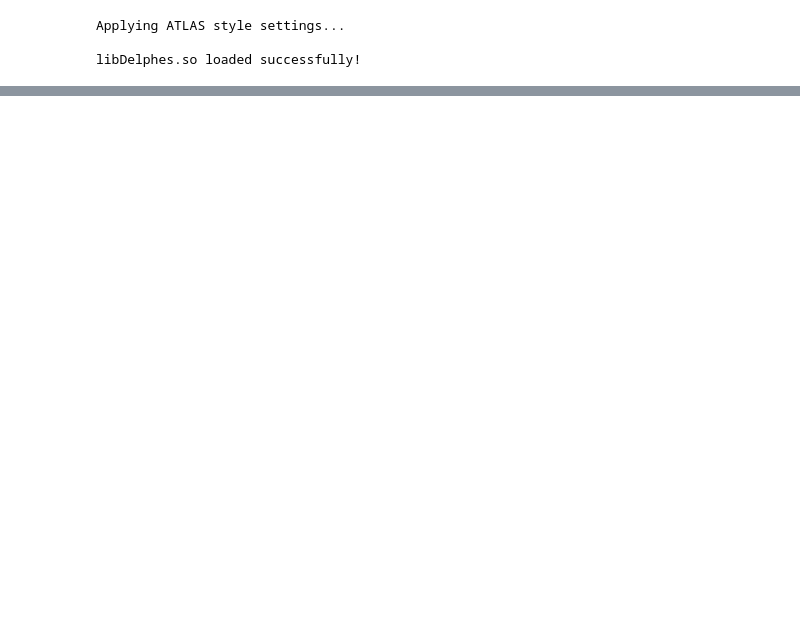
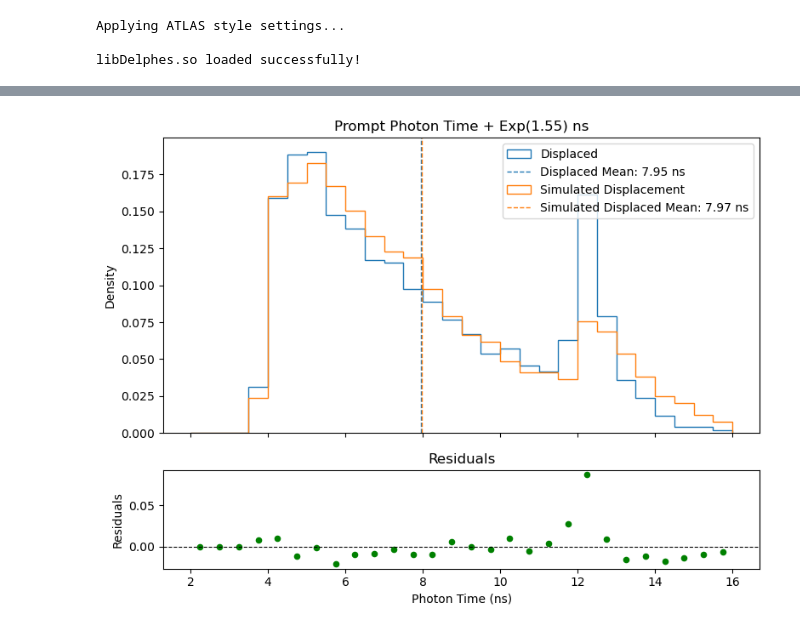
Before and after one commit to KalelChester/Displaced-Photon, a Jupyter notebook: displaced_timing_check.ipynb, the cells around one changed output, grey strips where cells are left out. Saved outputs shown, nothing was run; the diff lists cells and outputs as text; code cells hidden in the pictures; blank space fills up the shorter version.

```diff
--- a/displaced_timing_check.ipynb
+++ b/displaced_timing_check.ipynb
@@ -156,0 +135,38 @@ displaced_particle_df, prompt_particle_df
+# %%
+simulated_displacement = np.random.exponential(displaced_times.mean() - prompt_times.mean(), size=len(prompt_times))
+
+# Create a figure with two subplots
+fig, (ax1, ax2) = plt.subplots(2, 1, figsize=(8, 6), gridspec_kw={'height_ratios': [3, 1]}, sharex=True)
+
+# Top plot: Histogram
+bins = 28
+range_vals = (2, 16)
+hist_displaced, bin_edges = np.histogram(displaced_times, bins=bins, range=range_vals, density=True)
+hist_prompt, _ = np.histogram(prompt_times + simulated_displacement, bins=bins, range=range_vals, density=True)
+
+bin_centers = (bin_edges[:-1] + bin_edges[1:]) / 2
+
+ax1.hist(displaced_times, bins=bins, range=range_vals, color='tab:blue', histtype='step', label='Displaced', density=True)
+ax1.axvline(np.mean(displaced_times), color='tab:blue', linestyle='dashed', linewidth=1, label=f'Displaced Mean: {np.mean(displaced_times):.2f} ns')
+
+simulated_displacement = np.random.exponential(displaced_times.mean() - prompt_times.mean(), size=len(prompt_times))
+ax1.hist(prompt_times + simulated_displacement, bins=bins, range=range_vals, color='tab:orange', histtype='step', label='Simulated Displacement', density=True)
+ax1.axvline(np.mean(prompt_times + simulated_displacement), color='tab:orange', linestyle='dashed', linewidth=1, label=f'Simulated Displaced Mean: {np.mean(prompt_times + simulated_displacement):.2f} ns')
+
+ax1.set_title(f'Prompt Photon Time + Exp({displaced_times.mean() - prompt_times.mean():.2f}) ns')
+ax1.set_ylabel('Density')
+ax1.legend()
+
+# Bottom plot: Residuals
+residuals = hist_displaced - hist_prompt
+ax2.scatter(bin_centers, residuals, color='green', s=20)
+ax2.axhline(0, color='black', linestyle='--', linewidth=0.8)
+ax2.set_xlabel('Photon Time (ns)')
+ax2.set_ylabel('Residuals')
+ax2.set_title('Residuals')
+
+# Adjust layout
+plt.tight_layout()
+plt.show()
+# %% [output]
+[figure, added]
```
Also changed, not shown: parts of 9 cells of this notebook, 1 other file.
